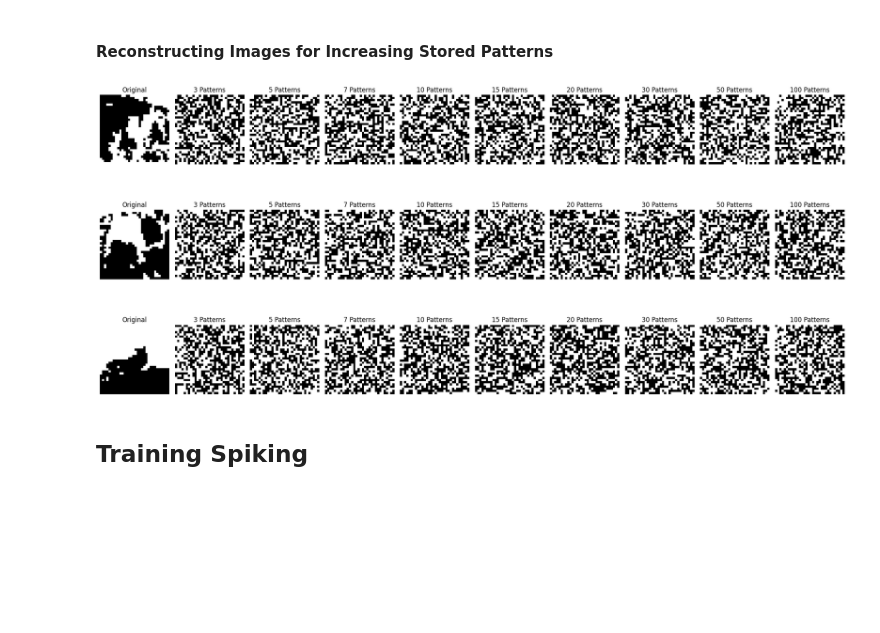
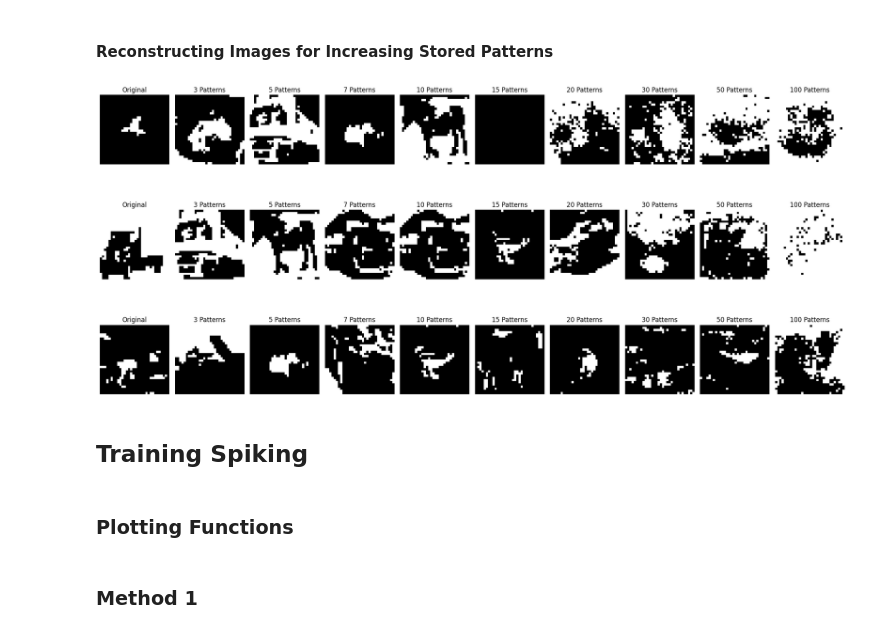
Before and after one commit to chenpy2000/Hopfield, a Jupyter notebook: visualize.ipynb, the cells around one changed output. Saved outputs shown, nothing was run; the diff lists cells and outputs as text; code cells hidden in the pictures; blank space fills up the shorter version.

Commit message:
spiking plot completed with buggy mse

```diff
--- a/visualize.ipynb
+++ b/visualize.ipynb
@@ -492,7 +493,7 @@ plt.show()
 
 hebb_m2_results = []
 hebb_m2_mse_values = []
-num_patterns_list = [3, 5, 7, 10, 15, 20, 30, 50, 100, 300]
+num_patterns_list = [3, 5, 7, 10, 15, 20, 30, 50, 75, 100, 300]
 
 for i, num_patterns in enumerate(num_patterns_list):
 
@@ -663,7 +664,7 @@ plt.show()
 
 tanh_m2_results = []
 tanh_m2_mse_values = []
-num_patterns_list = [3, 5, 7, 10, 15, 20, 30, 50, 100, 300]
+num_patterns_list = [3, 5, 7, 10, 15, 20, 30, 50, 75, 100, 300]
 
 for i, num_patterns in enumerate(num_patterns_list):
 
@@ -830,7 +831,7 @@ plt.show()
 # %%
 
 results = []
-mse_values = []
+stor_m1_mse_values = []
 num_patterns_list = [3, 5, 7, 10, 15, 20, 30, 50, 75, 100, 300]
 
 for i, num_patterns in enumerate(num_patterns_list):
@@ -850,11 +851,11 @@ for i, num_patterns in enumerate(num_patterns_list):
 
     # Store the results for plotting later
     results.append(retrieved_masked.detach().numpy())
-    mse_values.append(loss.detach().numpy())
+    stor_m1_mse_values.append(loss.detach().numpy())
 
 # Plot the negative MSE curve (to make it appear decreasing)
 plt.figure(figsize=(8, 6))
-plt.plot(num_patterns_list, [-sse for sse in mse_values], marker='o', linestyle='-', color='b')  # Negative SSE values
+plt.plot(num_patterns_list, [-sse for sse in stor_m1_mse_values], marker='o', linestyle='-', color='b')  # Negative SSE values
 plt.title("Baseline Method 1 Storkey Performance vs. Number of Stored Patterns")
 plt.xlabel("Number of Stored Patterns")
 plt.ylabel("Negative Mean Squared Error (MSE)")
@@ -1008,7 +1009,7 @@ KeyboardInterrupt:
 
 stor_m2_results = []
 stor_m2_mse_values = []
-num_patterns_list = [3, 5, 7, 10, 15, 20, 30, 50, 100, 300]
+num_patterns_list = [3, 5, 7, 10, 15, 20, 30, 50, 75, 100, 300]
 
 for i, num_patterns in enumerate(num_patterns_list):
 
@@ -1124,7 +1125,7 @@ criterion = nn.MSELoss()
 # funny tanh targets for computing loss
 targets = [tensor * 0.9 for tensor in stored_images]
 
-for i, num_patterns in enumerate(num_patterns_list):
+for i, num_patterns in tqdm(enumerate(num_patterns_list), desc="Processing num_patterns", total=len(num_patterns_list)):
 
     # Select new indices that have not been used previously
     remaining_idxs = list(set(range(len(stored_images))) - selected_idxs)  # The remaining available indices
@@ -1140,7 +1141,7 @@ for i, num_patterns in enumerate(num_patterns_list):
     baseline_masked = masked_images[plot_idx]
 
     hopfield_psl = hopfield_PSL_final.HopfieldPSL(N=5)
-    optimizer = optim.Adam(params=model.parameters(), lr=lr)
+    optimizer = optim.Adam(params=hopfield_psl.parameters(), lr=lr)
 
     # train model
     hopfield_psl.train()
@@ -1165,33 +1166,35 @@ for i, num_patterns in enumerate(num_patterns_list):
     # Store the results for plotting later
     results.append(retrieved_masked)
 
 # Create a large figure with an appropriate size
 plt.figure(figsize=(20, 10))
 
 # Loop through the rows (images)
 for row, idx in enumerate(plot_idx, start=1):
 
     # Plot the original image
     plt.subplot(len(plot_idx), len(num_patterns_list)+1, (row-1)*(len(num_patterns_list)+1) + 1)
     plt.imshow(stored_images[plot_idx[row-1]].reshape(32,32), cmap='gray')
     plt.title(f'Original')
     plt.axis('off')
 
     # Plot the retrieved images for each number of patterns
     for i, num_patterns in enumerate(num_patterns_list):
 
         image_to_plot = results[i][row-1].reshape(32, 32)
 
         # Plot the image on the appropriate subplot axis
         plt.subplot(len(plot_idx), len(num_patterns_list)+1, (row-1)*(len(num_patterns_list)+1) + (i+2))
         plt.imshow(image_to_plot, cmap='gray')
         plt.title(f'{num_patterns} Patterns')
         plt.axis('off')
 
 # Display the plots
 plt.tight_layout()
 plt.show()
 # %% [output]
-[figure, old version]
+[figure, new version]
 # %% [markdown]
 ## Training Spiking
+# %% [markdown]
+### Plotting Functions
@@ -1198,3 +1272,5 @@ plt.show()
+# %% [markdown]
+### Method 1
 # %%
 # load training data
 stored_images = np.load("data/binarized/train_images.npy")
```
Also changed, not shown: parts of 26 cells of this notebook.
